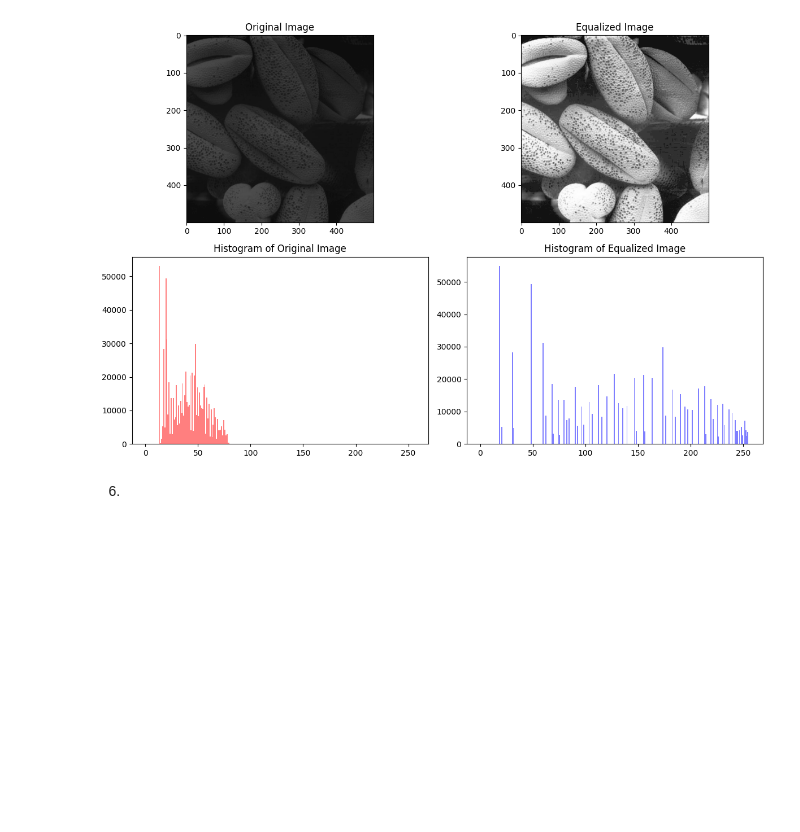
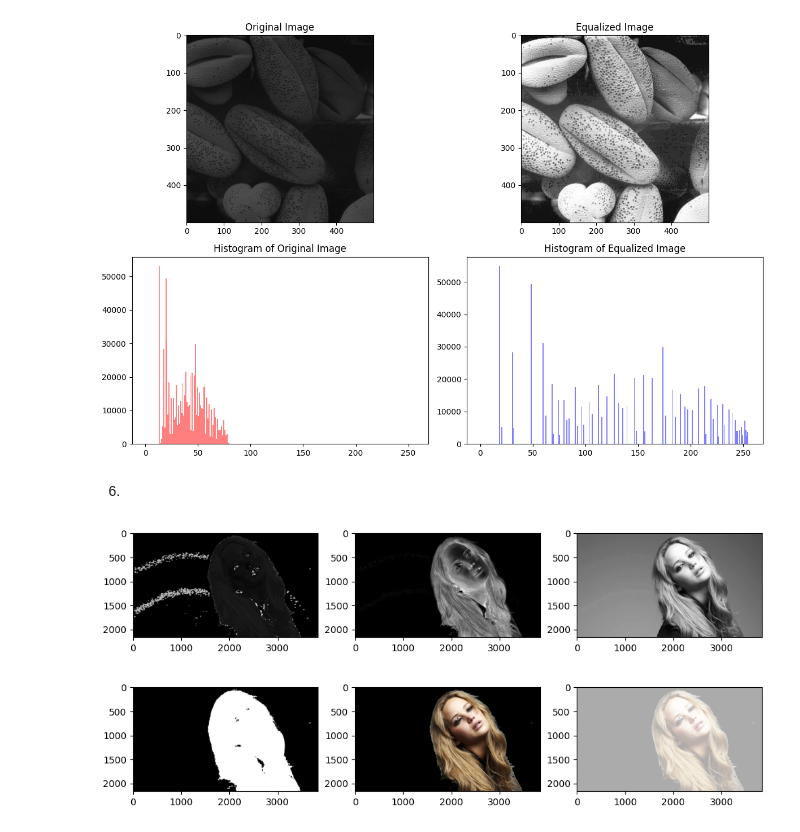
Before and after one commit to RushenHansana/Image_Processing, a Jupyter notebook: Assignment 1.ipynb, the cells around one changed output. Saved outputs shown, nothing was run; the diff lists cells and outputs as text; code cells hidden in the pictures; blank space fills up the shorter version.

```diff
--- a/Assignment 1.ipynb
+++ b/Assignment 1.ipynb
@@ -271,3 +271,36 @@ plt.show()
 [figure]
 # %% [markdown]
 6.
+# %%
+%matplotlib inline
+import cv2 as cv
+import matplotlib.pyplot as plt
+import numpy as np
+
+img = cv.imread('jeniffer.jpg',cv.IMREAD_COLOR)
+img_process = cv.cvtColor(img, cv.COLOR_BGR2HSV)
+hue, saturation, value = cv.split(img_process)
+fig,ax = plt.subplots(1,3,figsize=(12, 8))
+ax[0].imshow(hue, cmap='gray')
+ax[1].imshow(saturation, cmap='gray')
+ax[2].imshow(value, cmap='gray')
+plt.show()
+
+threshold_value = 11
+_,binary_mask = cv.threshold(saturation, threshold_value, 255, cv.THRESH_BINARY)
+result = cv.bitwise_and(img, img, mask=binary_mask).astype('uint8')
+fig,ax = plt.subplots(1,3,figsize=(12, 8))
+result = cv.cvtColor(result, cv.COLOR_BGR2RGB)
+ax[0].imshow(binary_mask, cmap='gray')
+ax[1].imshow(result)
+
+#hist = np.histogram(result, 256, [0, 256])
+hist, bins = np.histogram(result, bins=256, range=(0, 256))
+cum_sum = np.cumsum(hist)
+cdf_normalized = ((cum_sum) * 255) / (cum_sum.max())
+equalized_image = np.interp(result, np.arange(256), cdf_normalized).astype('uint8')
+ax[2].imshow(equalized_image)
+plt.show()
+# %% [output]
+[figure, added]
+[figure, added]
```
